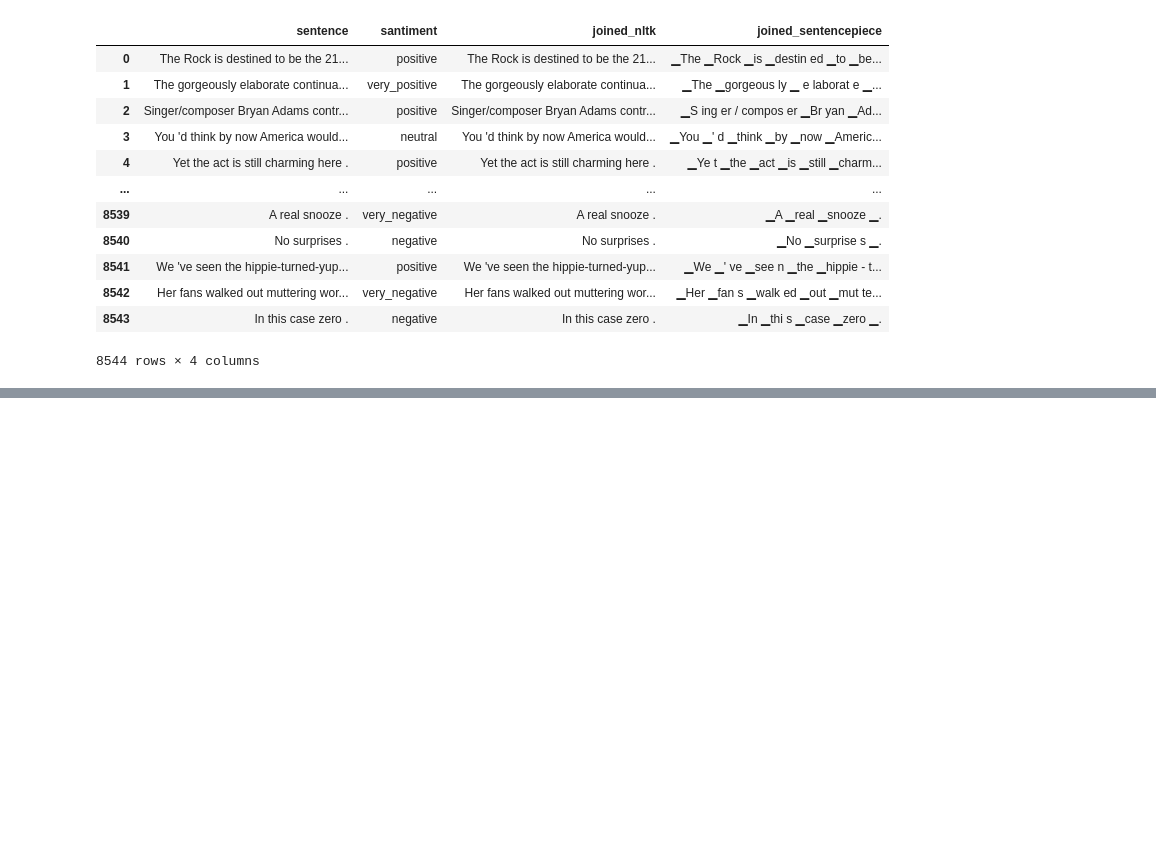
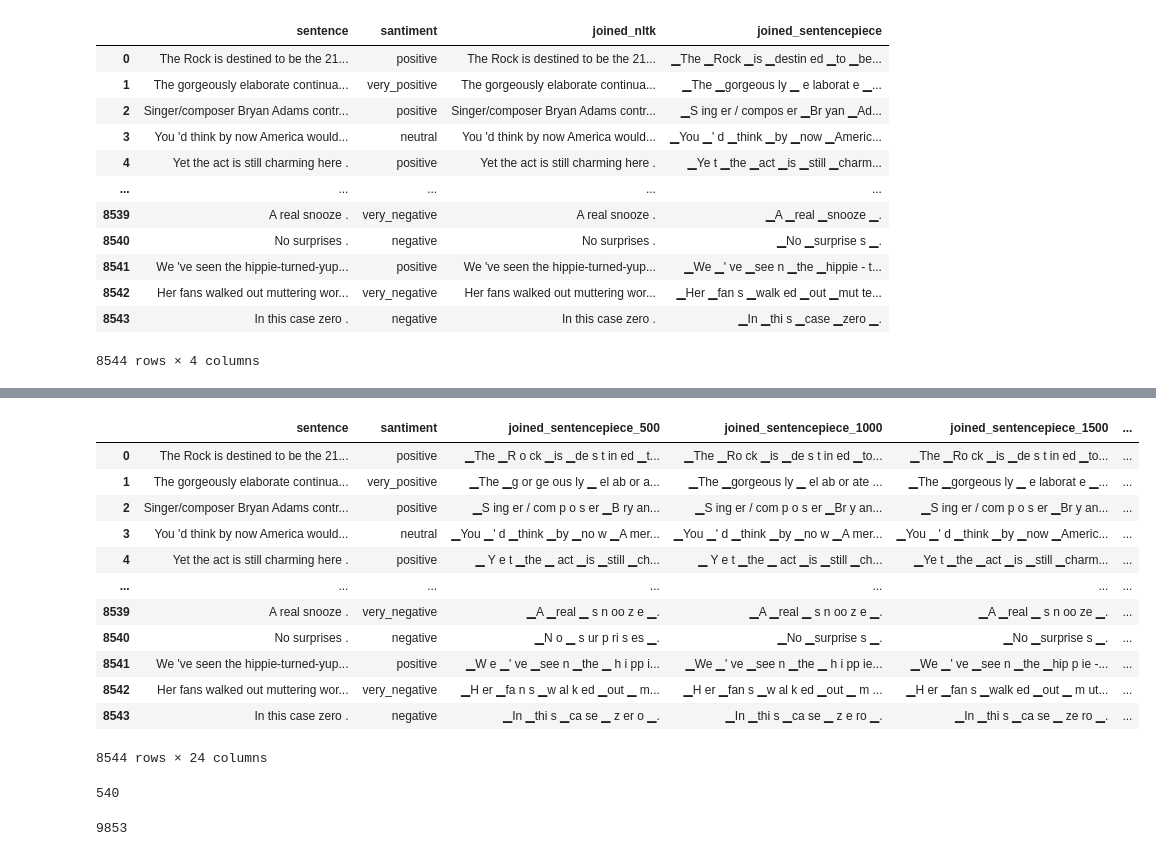
Before and after one commit to amaslov455/nlp_project, a Jupyter notebook: sst_tocsv.ipynb, the cells around one changed output, grey strips where cells are left out. Drawn from its saved outputs; the diff is of its cells as text; code cells hidden in the pictures; blank space fills up the shorter version.

```diff
--- a/sst_tocsv.ipynb
+++ b/sst_tocsv.ipynb
@@ -92,7 +92,8 @@ write_sents_to_txt(list(df_train.sentence.values), DIR_TXT_FILE)
 !pip install sentencepiece
 import sentencepiece as spm
 
-spm.SentencePieceTrainer.train('--input={} --model_prefix=m --vocab_size=10000'.format(DIR_TXT_FILE))
+vocab_size_totrain = 10000
+spm.SentencePieceTrainer.train('--input={} --model_prefix=m --vocab_size={}'.format(DIR_TXT_FILE, vocab_size_totrain))
 
 sp = spm.SentencePieceProcessor()
 sp.load('m.model')
@@ -121,3 +121,5 @@ df_train
 | 8542 | Her fans walked out muttering wor... | very_negative | Her fans walked out muttering wor... | ▁Her ▁fan s ▁walk ed ▁out ▁mut te... |
 | 8543 | In this case zero . | negative | In this case zero . | ▁In ▁thi s ▁case ▁zero ▁. |
 8544 rows × 4 columns
+# %%
+df_train_2 = df_train[['sentence','santiment']].copy()
@@ -123,0 +130,12 @@ df_train
+# %%
+batch_size = 500
+number_of_parts = len(unique_tokens)//batch_size
+
+for i in range(number_of_parts):
+  vocab_size_totrain = (i+1) * batch_size
+
+  spm.SentencePieceTrainer.train('--input={} --model_prefix=m --vocab_size={}'.\
+                                 format(DIR_TXT_FILE, vocab_size_totrain))
+  sp = spm.SentencePieceProcessor()
+  sp.load('m.model')
+  df_train_2['joined_sentencepiece_{}'.format(vocab_size_totrain)] = df_train_2['sentence'].apply(lambda x: ' '.join(sp.encode_as_pieces(x)))
@@ -123,0 +161,24 @@ df_train
+# %%
+df_train_2
+# %% [output]
+|  | sentence | santiment | joined_sentencepiece_500 | joined_sentencepiece_1000 | joined_sentencepiece_1500 | ... |
+| 0 | The Rock is destined to be the 21... | positive | ▁The ▁R o ck ▁is ▁de s t in ed ▁t... | ▁The ▁Ro ck ▁is ▁de s t in ed ▁to... | ▁The ▁Ro ck ▁is ▁de s t in ed ▁to... | ... |
+| 1 | The gorgeously elaborate continua... | very_positive | ▁The ▁g or ge ous ly ▁ el ab or a... | ▁The ▁gorgeous ly ▁ el ab or ate ... | ▁The ▁gorgeous ly ▁ e laborat e ▁... | ... |
+| 2 | Singer/composer Bryan Adams contr... | positive | ▁S ing er / com p o s er ▁B ry an... | ▁S ing er / com p o s er ▁Br y an... | ▁S ing er / com p o s er ▁Br y an... | ... |
+| 3 | You 'd think by now America would... | neutral | ▁You ▁' d ▁think ▁by ▁no w ▁A mer... | ▁You ▁' d ▁think ▁by ▁no w ▁A mer... | ▁You ▁' d ▁think ▁by ▁now ▁Americ... | ... |
+| 4 | Yet the act is still charming here . | positive | ▁ Y e t ▁the ▁ act ▁is ▁still ▁ch... | ▁ Y e t ▁the ▁ act ▁is ▁still ▁ch... | ▁Ye t ▁the ▁act ▁is ▁still ▁charm... | ... |
+| ... | ... | ... | ... | ... | ... | ... |
+| 8539 | A real snooze . | very_negative | ▁A ▁real ▁ s n oo z e ▁. | ▁A ▁real ▁ s n oo z e ▁. | ▁A ▁real ▁ s n oo ze ▁. | ... |
+| 8540 | No surprises . | negative | ▁N o ▁ s ur p ri s es ▁. | ▁No ▁surprise s ▁. | ▁No ▁surprise s ▁. | ... |
+| 8541 | We 've seen the hippie-turned-yup... | positive | ▁W e ▁' ve ▁see n ▁the ▁ h i pp i... | ▁We ▁' ve ▁see n ▁the ▁ h i pp ie... | ▁We ▁' ve ▁see n ▁the ▁hip p ie -... | ... |
+| 8542 | Her fans walked out muttering wor... | very_negative | ▁H er ▁fa n s ▁w al k ed ▁out ▁ m... | ▁H er ▁fan s ▁w al k ed ▁out ▁ m ... | ▁H er ▁fan s ▁walk ed ▁out ▁ m ut... | ... |
+| 8543 | In this case zero . | negative | ▁In ▁thi s ▁ca se ▁ z er o ▁. | ▁In ▁thi s ▁ca se ▁ z e ro ▁. | ▁In ▁thi s ▁ca se ▁ ze ro ▁. | ... |
+8544 rows × 24 columns
+# %%
+len(set(' '.join(list(df_train_2['joined_sentencepiece_500'])).split()))
+# %% [output]
+540
+# %%
+len(set(' '.join(list(df_train_2['joined_sentencepiece_10000'])).split()))
+# %% [output]
+9853
```
Also changed, not shown: parts of 4 cells of this notebook.
